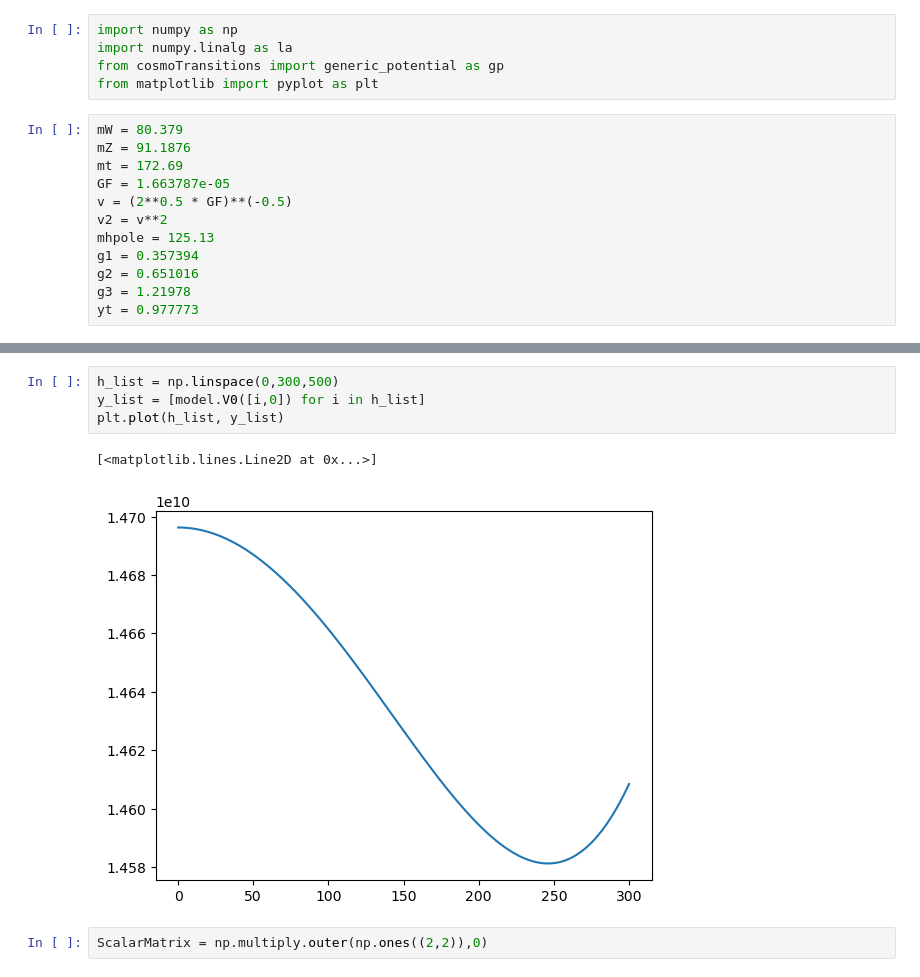
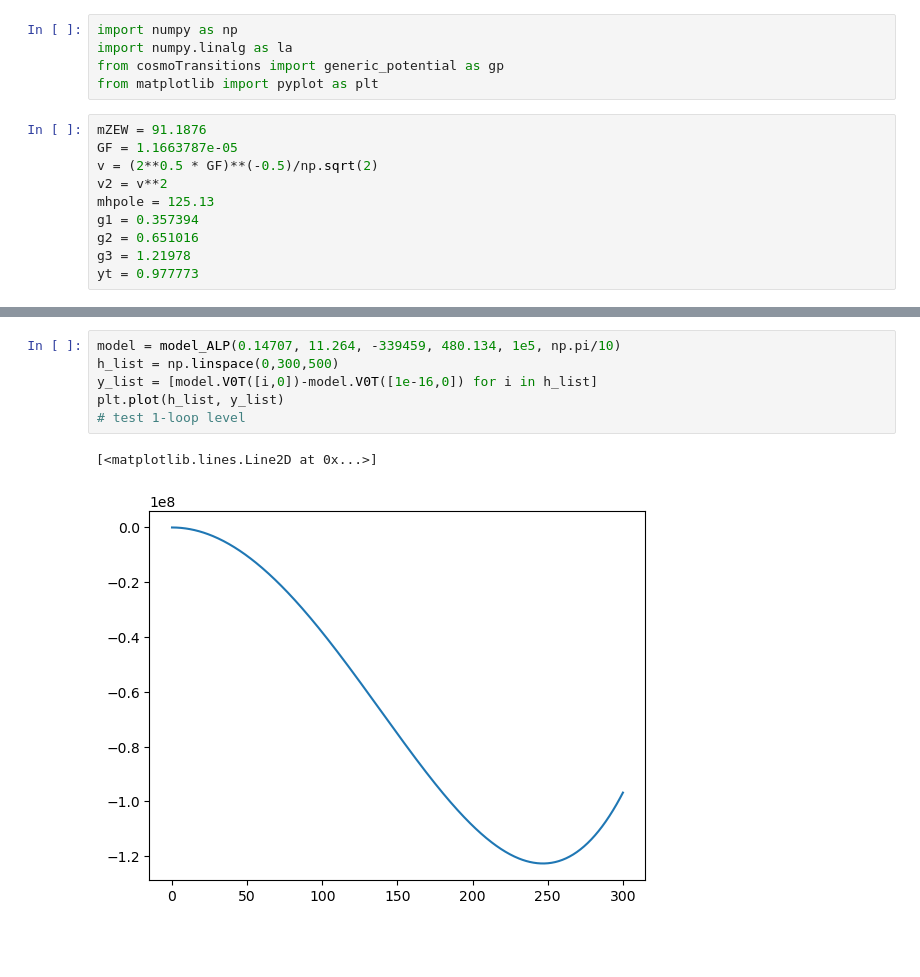
Before and after one commit to quarkquartet/EWPT-ALP, a Jupyter notebook: phase_transition/test.ipynb, the cells around one changed output, grey strips where cells are left out. Drawn from its saved outputs; the diff is of its cells as text; blank space fills up the shorter version.

```diff
--- a/phase_transition/test.ipynb
+++ b/phase_transition/test.ipynb
@@ -4,11 +4,9 @@ import numpy.linalg as la
 from cosmoTransitions import generic_potential as gp
 from matplotlib import pyplot as plt
 # %%
-mW = 80.379
-mZ = 91.1876
-mt = 172.69
-GF = 1.663787e-05
-v = (2**0.5 * GF)**(-0.5)
+mZEW = 91.1876
+GF = 1.1663787e-05
+v = (2**0.5 * GF)**(-0.5)/np.sqrt(2)
 v2 = v**2
 mhpole = 125.13
 g1 = 0.357394
@@ -56,9 +181,9 @@ model = model_ALP(0.125559, 11.1902, -338194, 21.8353**2, 1e5, np.pi/10)
 # %%
+model = model_ALP(0.14707, 11.264, -339459, 480.134, 1e5, np.pi/10)
 h_list = np.linspace(0,300,500)
-y_list = [model.V0([i,0]) for i in h_list]
+y_list = [model.V0T([i,0])-model.V0T([1e-16,0]) for i in h_list]
 plt.plot(h_list, y_list)
+# test 1-loop level
 # %% [output]
 [<matplotlib.lines.Line2D at 0x...>]
-[figure, old version]
+[figure, new version]
-# %%
-ScalarMatrix = np.multiply.outer(np.ones((2,2)),0)
```
Also changed, not shown: parts of 4 cells of this notebook, 2 other files.
